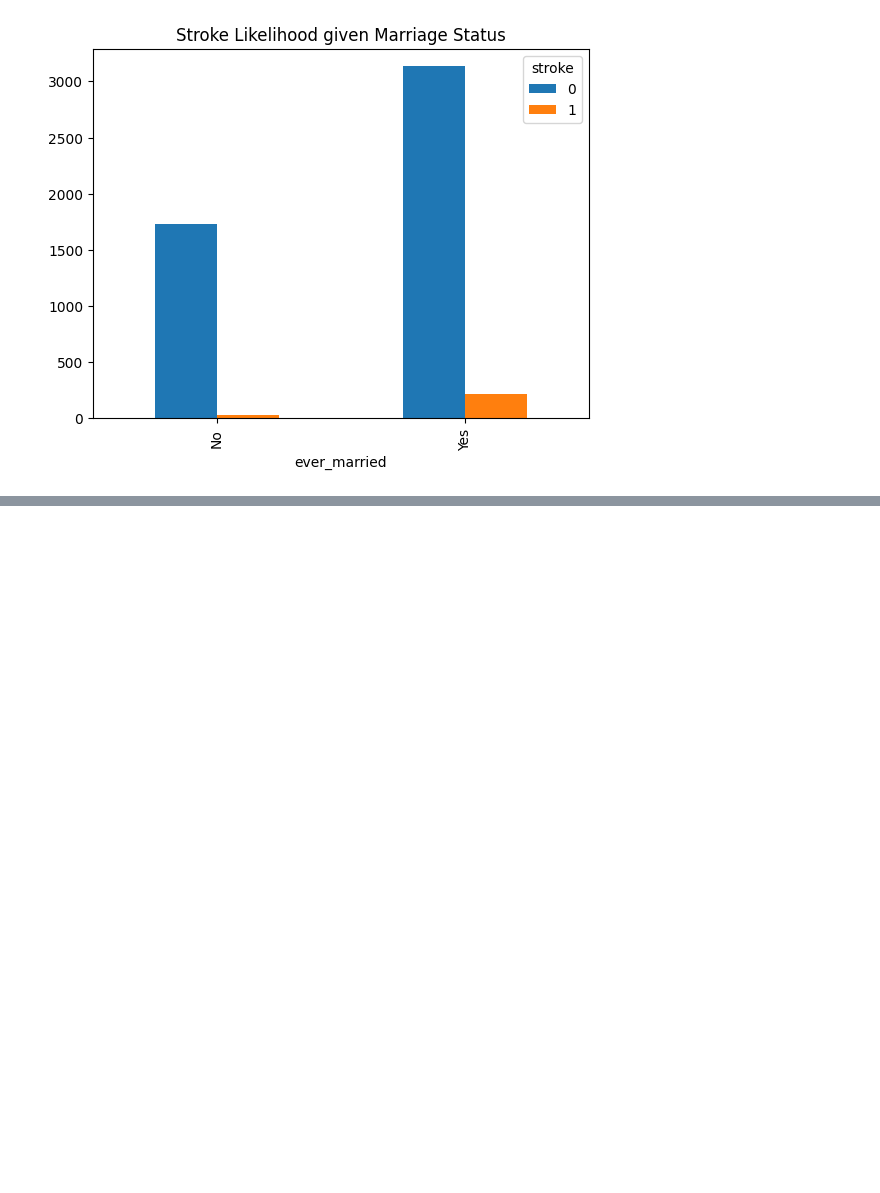
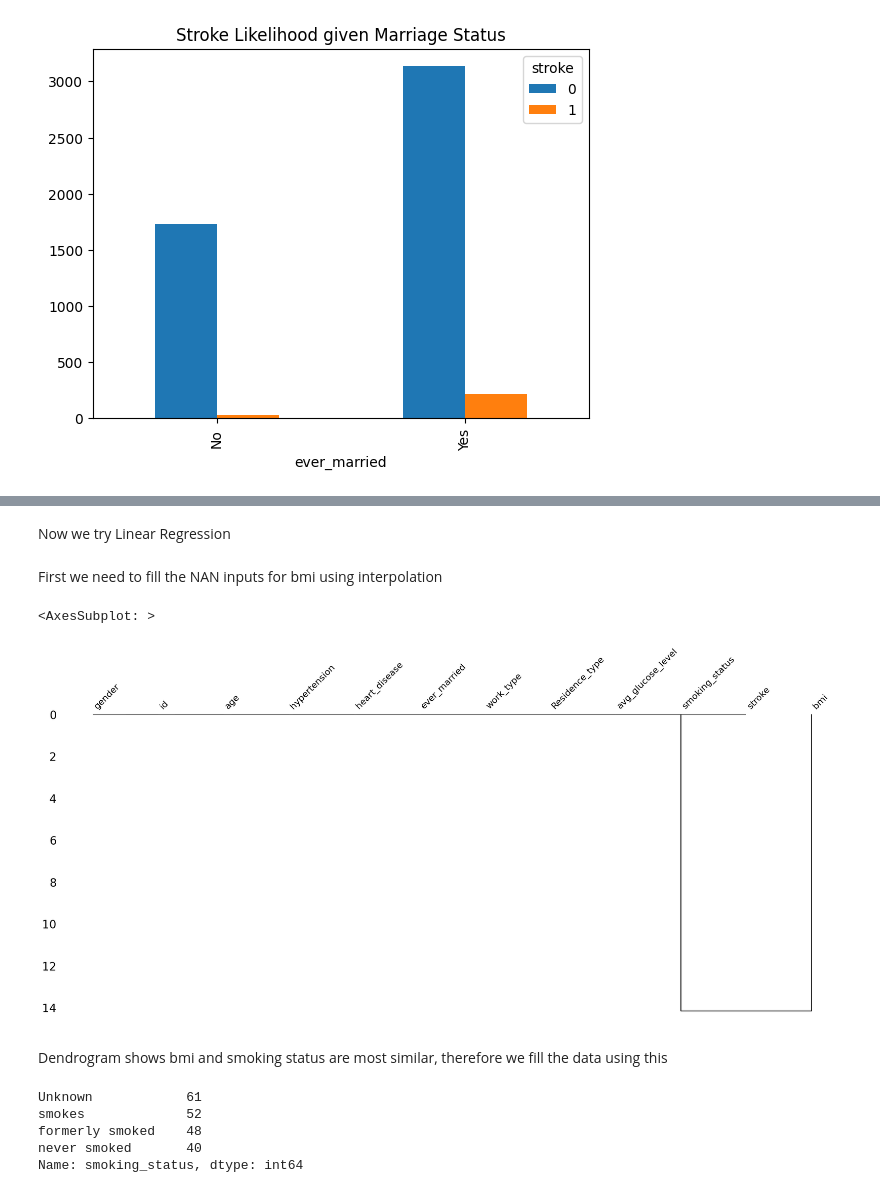
Before and after one commit to Karanpal-Sekhon/Stroke-Prediction, a Jupyter notebook: Stroke Prediction/stroke_prediction.ipynb, the cells around one changed output, grey strips where cells are left out. Drawn from its saved outputs; the diff is of its cells as text; code cells hidden in the pictures; blank space fills up the shorter version.

```diff
--- a/Stroke Prediction/stroke_prediction.ipynb
+++ b/Stroke Prediction/stroke_prediction.ipynb
@@ -150,0 +243,19 @@ Text(0.5, 1.0, 'Stroke Likelihood given Marriage Status')
+# %% [markdown]
+Now we try Linear Regression
+# %% [markdown]
+First we need to fill the NAN inputs for bmi using interpolation
+# %%
+mn.dendrogram(df)
+# %% [output]
+<AxesSubplot: >
+[figure, added]
+# %% [markdown]
+Dendrogram shows bmi and smoking status are most similar, therefore we fill the data using this
+# %%
+df[df['bmi'].isnull()]['smoking_status'].value_counts()
+# %% [output]
+Unknown            61
+smokes             52
+formerly smoked    48
+never smoked       40
+Name: smoking_status, dtype: int64
```
Also changed, not shown: parts of 19 cells of this notebook.
